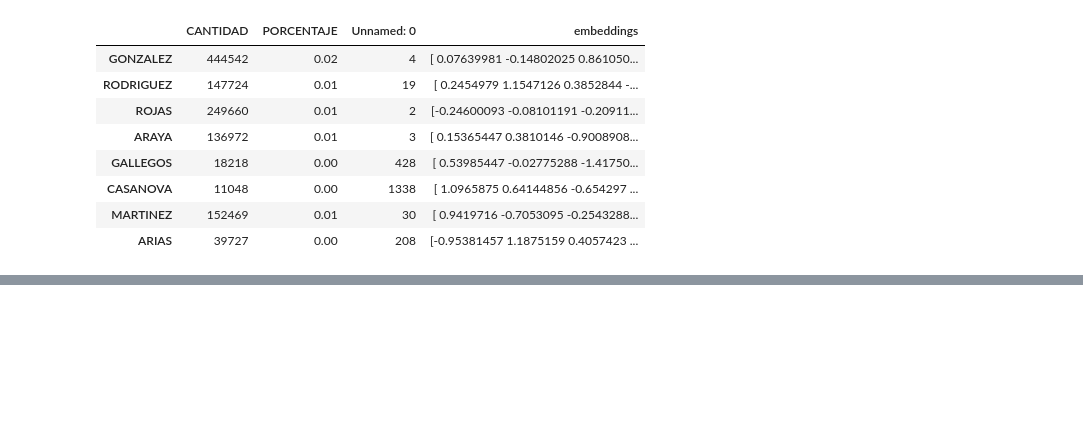
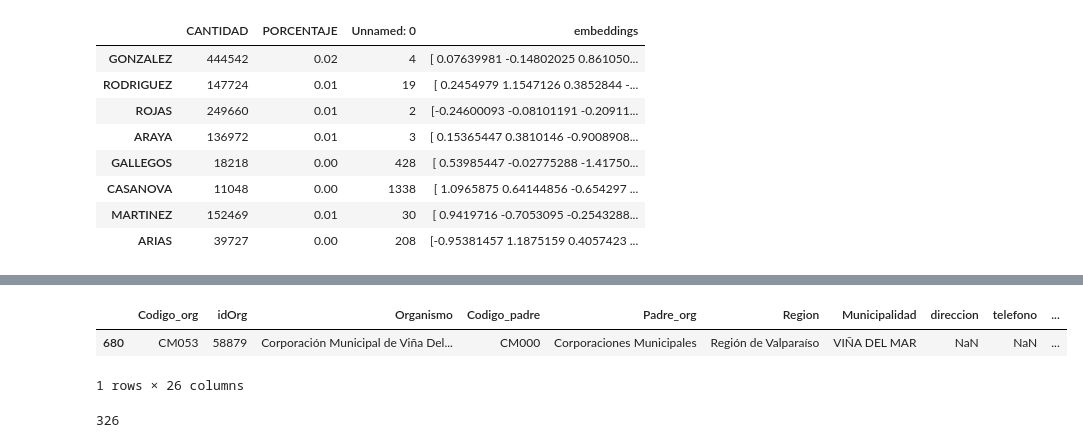
Before and after one commit to Nicolasvegam/transparency-project, a Jupyter notebook: montecarlo/resultados_node2vec.ipynb, the cells around one changed output, grey strips where cells are left out. Saved outputs shown, nothing was run; the diff lists cells and outputs as text; code cells hidden in the pictures; blank space fills up the shorter version.

```diff
--- a/montecarlo/resultados_node2vec.ipynb
+++ b/montecarlo/resultados_node2vec.ipynb
@@ -322,0 +430,11 @@ merged
+# %%
+df_organism_[df_organism_['Organismo']== 'Corporación Municipal de Viña Del Mar']
+# %% [output]
+|  | Codigo_org | idOrg | Organismo | Codigo_padre | Padre_org | Region | Municipalidad | direccion | telefono | ... |
+| 680 | CM053 | 58879 | Corporación Municipal de Viña Del... | CM000 | Corporaciones Municipales | Región de Valparaíso | VIÑA DEL MAR | NaN | NaN | ... |
+1 rows × 26 columns
+# %%
+organismos_fuera = set(df_organism_[~df_organism_.Codigo_org.isin(organismos)].Organismo)
+len(organismos_fuera)
+# %% [output]
+326
```
Also changed, not shown: parts of 14 cells of this notebook, 2 other files.
